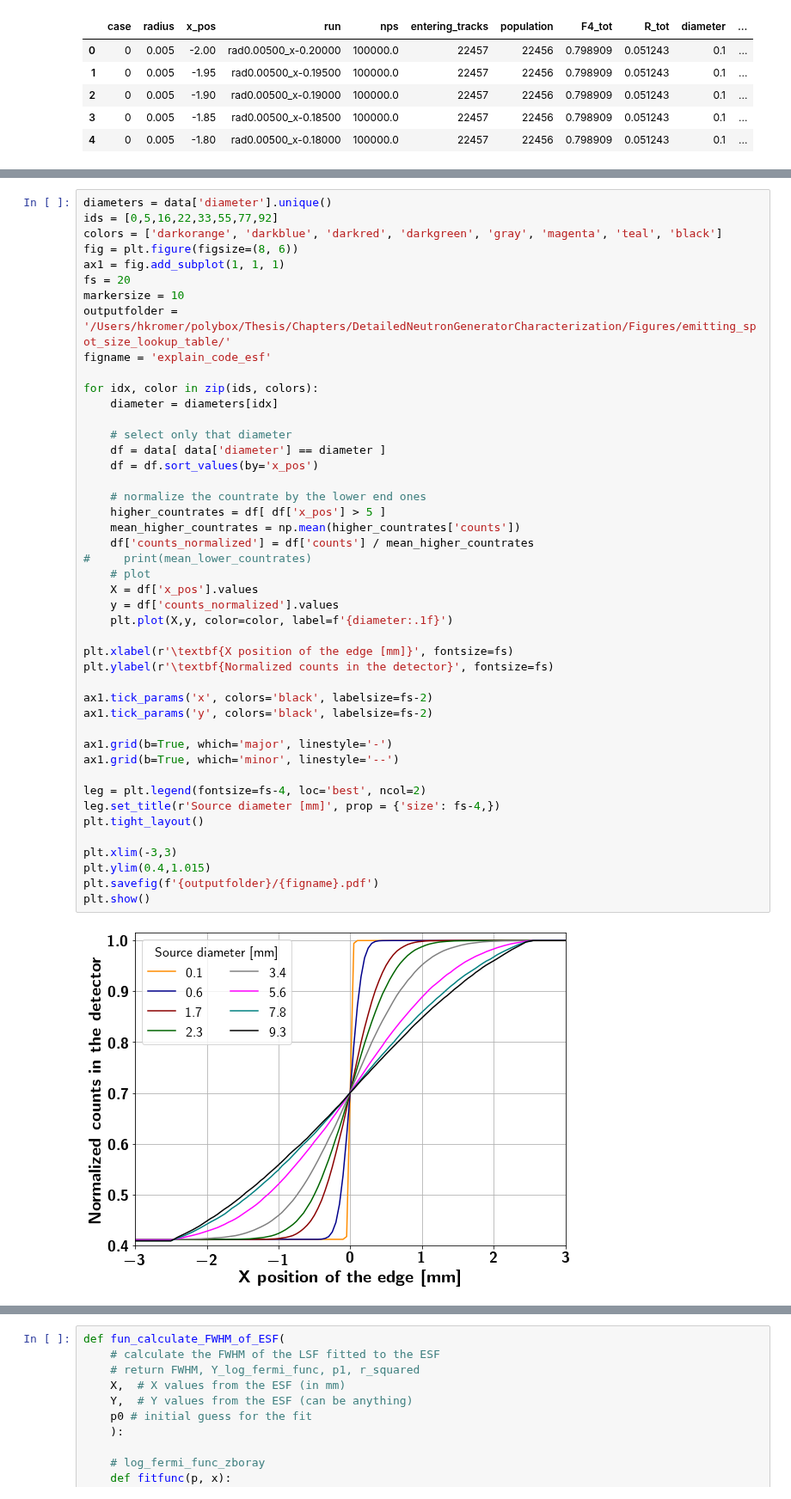
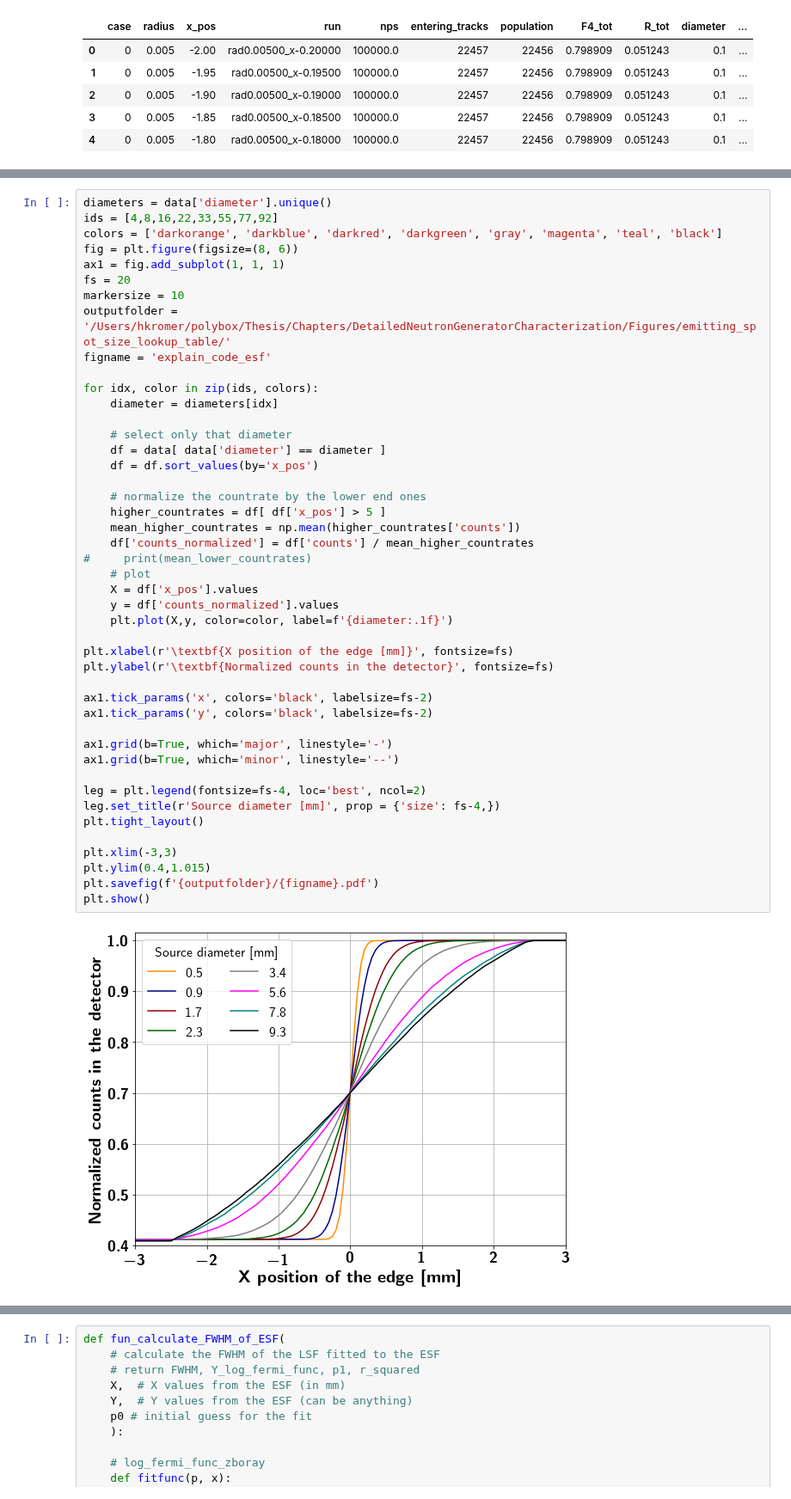
Before and after one commit to kromerh/phd_python, a Jupyter notebook: 04_emitting_spot_size/03.Lookup_table_simulation_MCNP6.ipynb, the cells around one changed output, grey strips where cells are left out. Shown at 86% size. Drawn from its saved outputs; the diff is of its cells as text.

```diff
--- a/04_emitting_spot_size/03.Lookup_table_simulation_MCNP6.ipynb
+++ b/04_emitting_spot_size/03.Lookup_table_simulation_MCNP6.ipynb
@@ -95,6 +102,6 @@ data.head()
 # %%
 diameters = data['diameter'].unique()
-ids = [0,5,16,22,33,55,77,92]
+ids = [4,8,16,22,33,55,77,92]
 colors = ['darkorange', 'darkblue', 'darkred', 'darkgreen', 'gray', 'magenta', 'teal', 'black']
 fig = plt.figure(figsize=(8, 6))
 ax1 = fig.add_subplot(1, 1, 1)
@@ -111,31 +118,31 @@ for idx, color in zip(ids, colors):
     df = df.sort_values(by='x_pos')
 
     # normalize the countrate by the lower end ones
     higher_countrates = df[ df['x_pos'] > 5 ]
     mean_higher_countrates = np.mean(higher_countrates['counts'])
     df['counts_normalized'] = df['counts'] / mean_higher_countrates
 #     print(mean_lower_countrates)
     # plot
     X = df['x_pos'].values
     y = df['counts_normalized'].values
     plt.plot(X,y, color=color, label=f'{diameter:.1f}')
 
 plt.xlabel(r'\textbf{X position of the edge [mm]}', fontsize=fs)
 plt.ylabel(r'\textbf{Normalized counts in the detector}', fontsize=fs)
 
 ax1.tick_params('x', colors='black', labelsize=fs-2)
 ax1.tick_params('y', colors='black', labelsize=fs-2)
 
 ax1.grid(b=True, which='major', linestyle='-')
 ax1.grid(b=True, which='minor', linestyle='--')
 
 leg = plt.legend(fontsize=fs-4, loc='best', ncol=2)
 leg.set_title(r'Source diameter [mm]', prop = {'size': fs-4,})
 plt.tight_layout()
 
 plt.xlim(-3,3)
 plt.ylim(0.4,1.015)
 plt.savefig(f'{outputfolder}/{figname}.pdf')
 plt.show()
 # %% [output]
-[figure, old version]
+[figure, new version]
```
Also changed, not shown: parts of 5 cells of this notebook.
